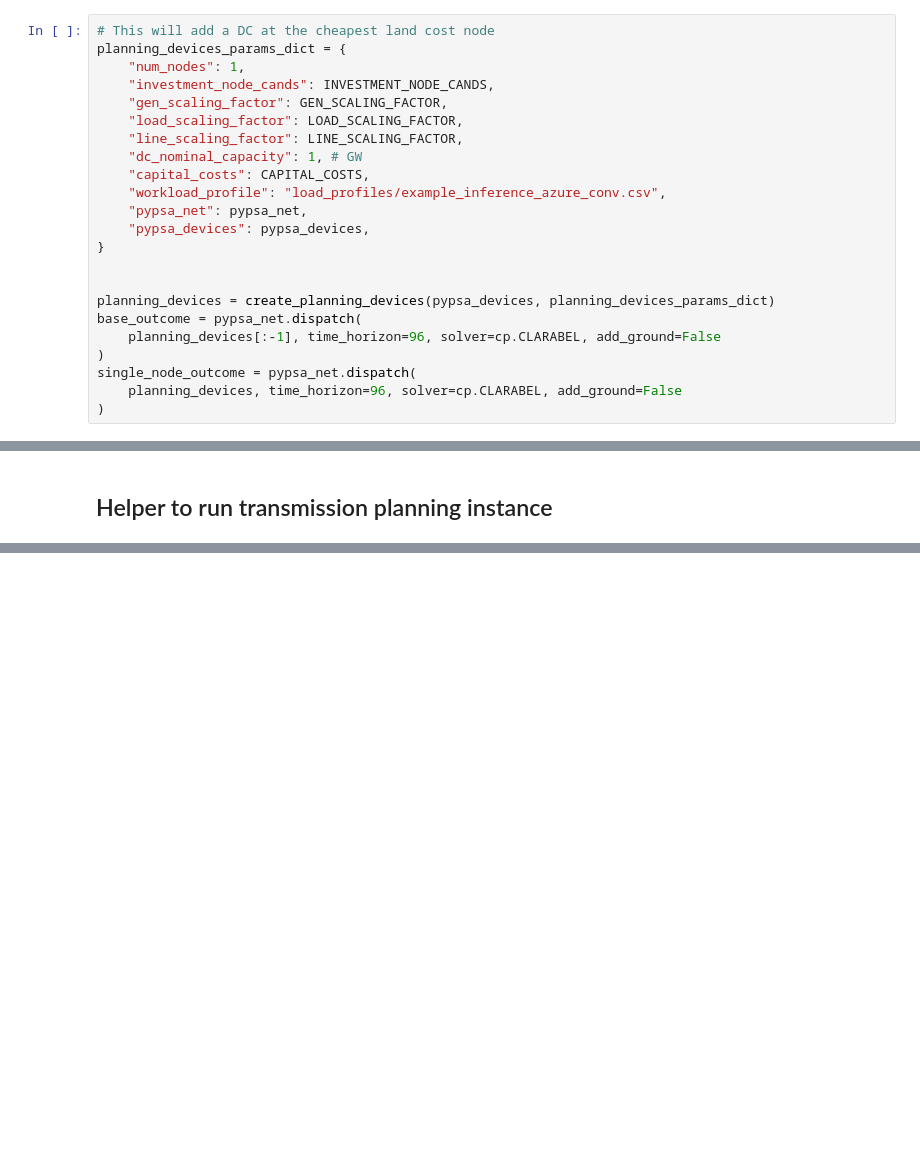
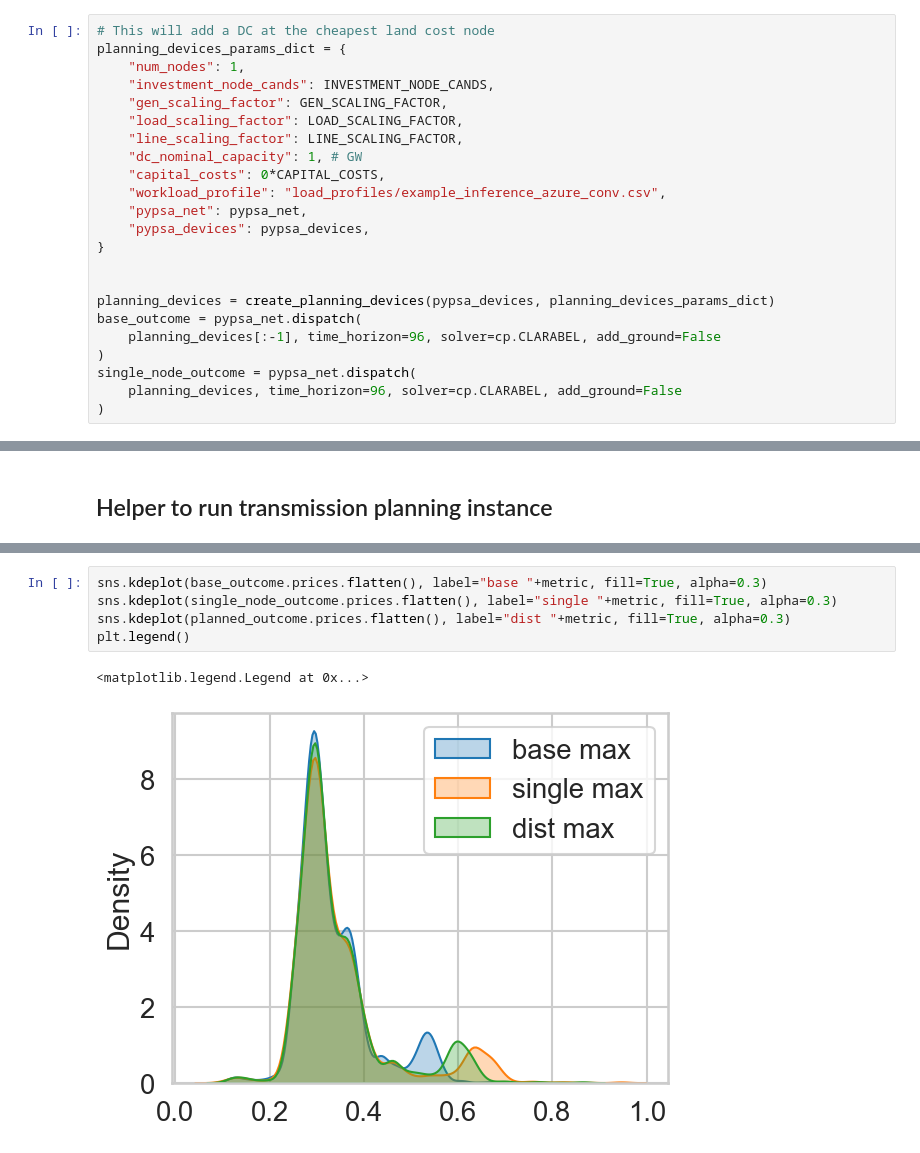
Before and after one commit to llanoajm/zap, a Jupyter notebook: development/transmission_lever_exps.ipynb, the cells around one changed output, grey strips where cells are left out. Drawn from its saved outputs; the diff is of its cells as text; blank space fills up the shorter version.

```diff
--- a/development/transmission_lever_exps.ipynb
+++ b/development/transmission_lever_exps.ipynb
@@ -181,7 +185,7 @@ planning_devices_params_dict = {
     "load_scaling_factor": LOAD_SCALING_FACTOR,
     "line_scaling_factor": LINE_SCALING_FACTOR,
     "dc_nominal_capacity": 1, # GW
-    "capital_costs": CAPITAL_COSTS,
+    "capital_costs": 0*CAPITAL_COSTS,
     "workload_profile": "load_profiles/example_inference_azure_conv.csv",
     "pypsa_net": pypsa_net,
     "pypsa_devices": pypsa_devices,
@@ -277,0 +454,8 @@ planning_devices[3].nominal_capacity.squeeze(1).shape
+# %%
+sns.kdeplot(base_outcome.prices.flatten(), label="base "+metric, fill=True, alpha=0.3)
+sns.kdeplot(single_node_outcome.prices.flatten(), label="single "+metric, fill=True, alpha=0.3)
+sns.kdeplot(planned_outcome.prices.flatten(), label="dist "+metric, fill=True, alpha=0.3)
+plt.legend()
+# %% [output]
+<matplotlib.legend.Legend at 0x...>
+[figure, added]
```
Also changed, not shown: parts of 30 cells of this notebook, 1 other file.
